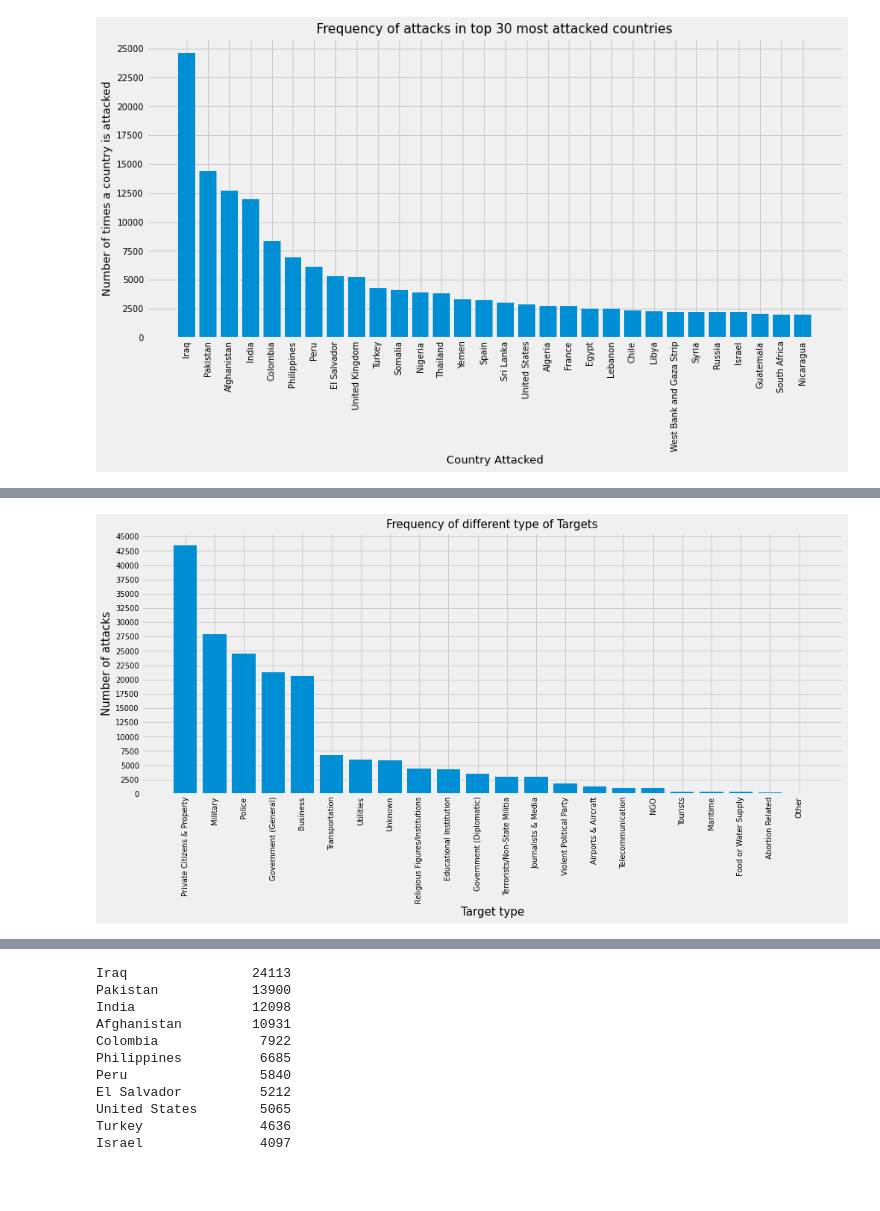
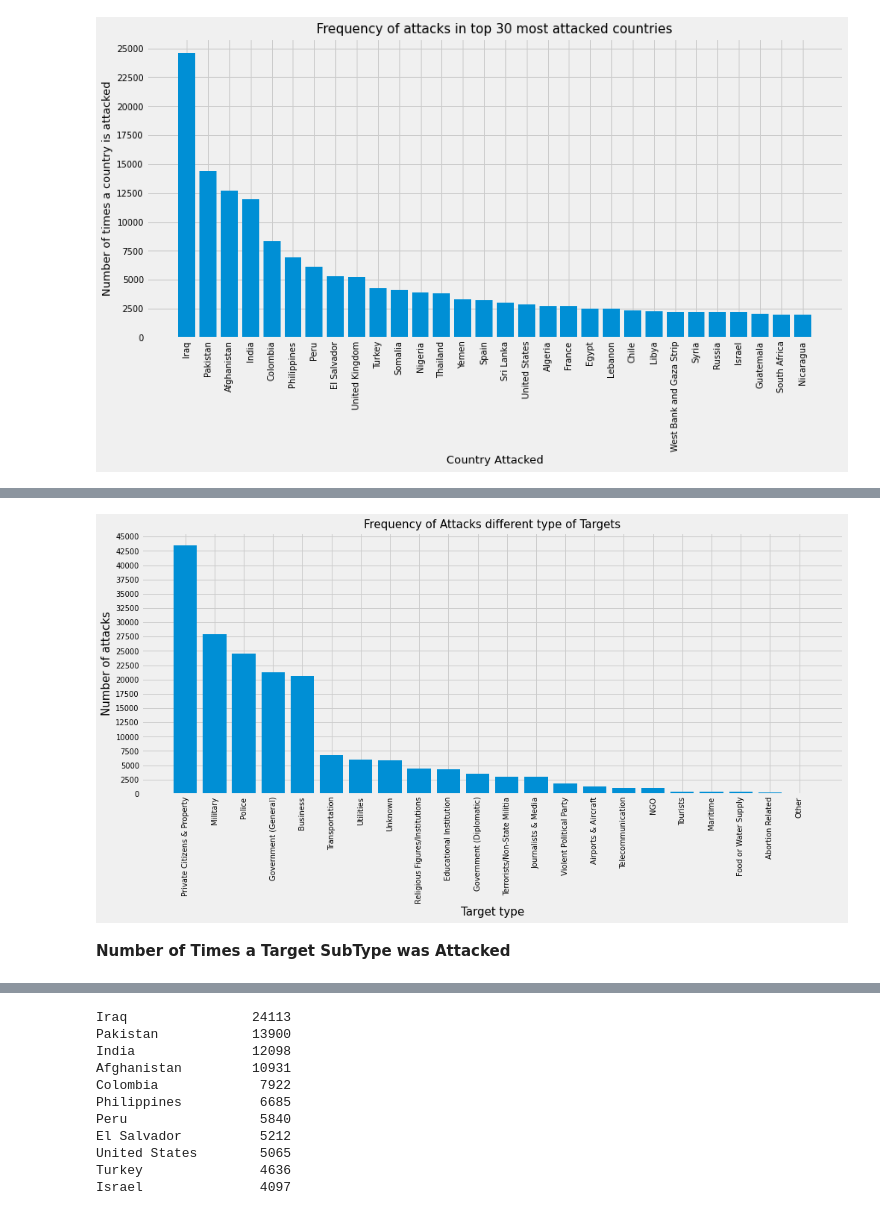
Before and after one commit to siddeshnaik/Sparks_Foundation, a Jupyter notebook: Terrorisum.ipynb, the cells around one changed output, grey strips where cells are left out. Saved outputs shown, nothing was run; the diff lists cells and outputs as text; code cells hidden in the pictures; blank space fills up the shorter version.

```diff
--- a/Terrorisum.ipynb
+++ b/Terrorisum.ipynb
@@ -421,12 +528,14 @@ Name: TargType, dtype: int64
 # %%
 plt.figure(figsize=(15,6))
 plt.bar(list(df['TargType'].value_counts().index), df['TargType'].value_counts())
 plt.xticks(rotation = 90, fontsize=10)
 plt.yticks(np.arange(0,47500,2500), fontsize=10)
 plt.grid(True)
 plt.xlabel('Target type', fontsize=15)
 plt.ylabel('Number of attacks', fontsize=15)
-plt.title('Frequency of different type of Targets', fontsize=15)
+plt.title('Frequency of Attacks different type of Targets', fontsize=15)
 plt.show()
 # %% [output]
-[figure, old version]
+[figure, new version]
+# %% [markdown]
+**Number of Times a Target SubType was Attacked**
```
Also changed, not shown: parts of 76 cells of this notebook.
